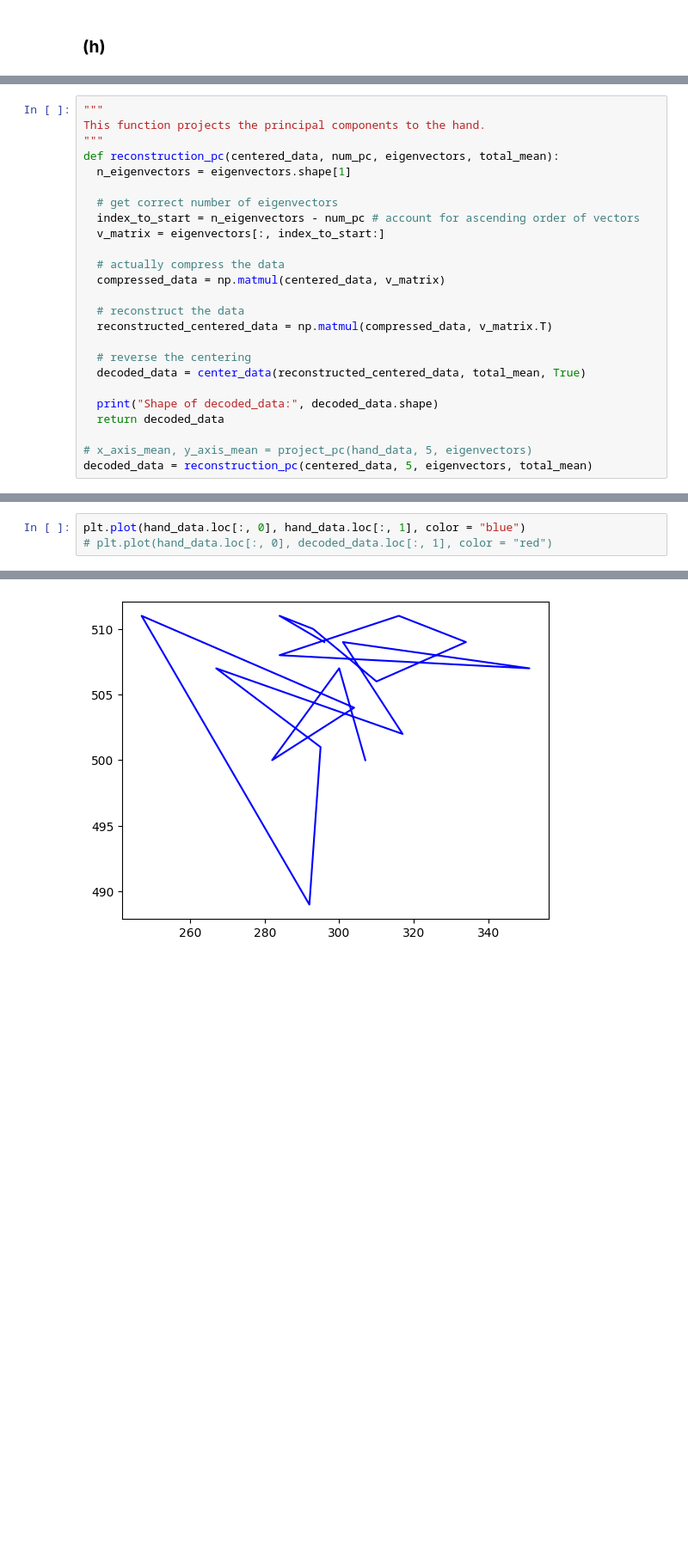
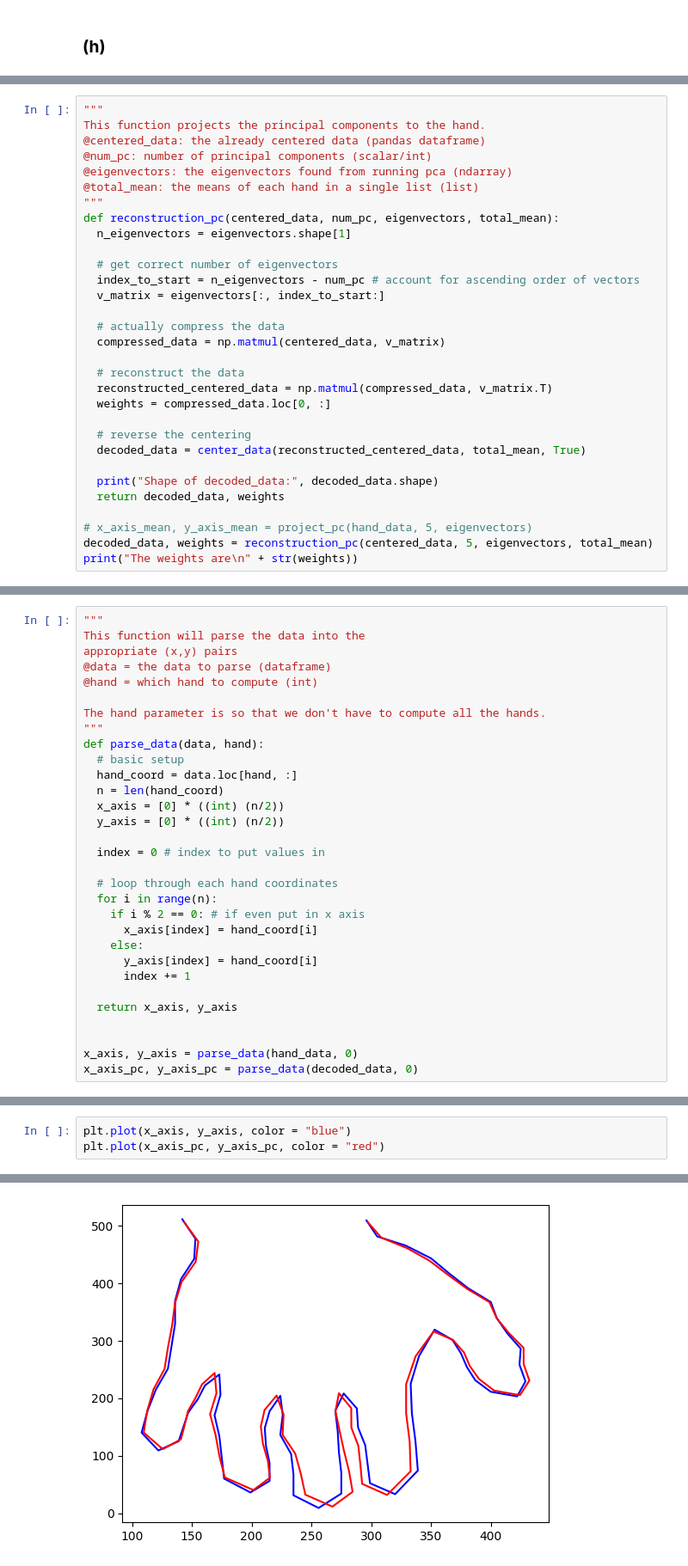
Before and after one commit to Tazering/UVA-CS, a Jupyter notebook: CS-3501_Zhang/PS4/tkj9ep_PS4.ipynb, the cells around one changed output, grey strips where cells are left out. Shown at 86% size. Saved outputs shown, nothing was run; the diff lists cells and outputs as text; blank space fills up the shorter version.

```diff
--- a/CS-3501_Zhang/PS4/tkj9ep_PS4.ipynb
+++ b/CS-3501_Zhang/PS4/tkj9ep_PS4.ipynb
@@ -431,6 +431,10 @@ Name: 0, dtype: float64
 # %%
 """
 This function projects the principal components to the hand.
+@centered_data: the already centered data (pandas dataframe)
+@num_pc: number of principal components (scalar/int)
+@eigenvectors: the eigenvectors found from running pca (ndarray)
+@total_mean: the means of each hand in a single list (list)
 """
 def reconstruction_pc(centered_data, num_pc, eigenvectors, total_mean):
   n_eigenvectors = eigenvectors.shape[1]
@@ -444,14 +448,16 @@ def reconstruction_pc(centered_data, num_pc, eigenvectors, total_mean):
 
   # reconstruct the data
   reconstructed_centered_data = np.matmul(compressed_data, v_matrix.T)
+  weights = compressed_data.loc[0, :]
 
   # reverse the centering
   decoded_data = center_data(reconstructed_centered_data, total_mean, True)
 
   print("Shape of decoded_data:", decoded_data.shape)
-  return decoded_data
+  return decoded_data, weights
 
 # x_axis_mean, y_axis_mean = project_pc(hand_data, 5, eigenvectors)
-decoded_data = reconstruction_pc(centered_data, 5, eigenvectors, total_mean)
+decoded_data, weights = reconstruction_pc(centered_data, 5, eigenvectors, total_mean)
+print("The weights are\n" + str(weights))
 # %% [output]
 Shape of decoded_data: (18, 144)
@@ -458,3 +471,34 @@ Shape of decoded_data: (18, 144)
+# %%
+"""
+This function will parse the data into the
+appropriate (x,y) pairs
+@data = the data to parse (dataframe)
+@hand = which hand to compute (int)
+
+The hand parameter is so that we don't have to compute all the hands.
+"""
+def parse_data(data, hand):
+  # basic setup
+  hand_coord = data.loc[hand, :]
+  n = len(hand_coord)
+  x_axis = [0] * ((int) (n/2))
+  y_axis = [0] * ((int) (n/2))
+
+  index = 0 # index to put values in
+
+  # loop through each hand coordinates
+  for i in range(n):
+    if i % 2 == 0: # if even put in x axis
+      x_axis[index] = hand_coord[i]
+    else:
+      y_axis[index] = hand_coord[i]
+      index += 1
+
+  return x_axis, y_axis
+
+
+x_axis, y_axis = parse_data(hand_data, 0)
+x_axis_pc, y_axis_pc = parse_data(decoded_data, 0)
 # %%
 # Testing purposes
 print("Original Data:", hand_data.loc[:, :1])
@@ -478,8 +522,8 @@ Original Data:       0    1
 16  299.915740  506.095641
 17  301.960876  502.434899
 # %%
-plt.plot(hand_data.loc[:, 0], hand_data.loc[:, 1], color = "blue")
-# plt.plot(hand_data.loc[:, 0], decoded_data.loc[:, 1], color = "red")
+plt.plot(x_axis, y_axis, color = "blue")
+plt.plot(x_axis_pc, y_axis_pc, color = "red")
 # %% [output]
 [<matplotlib.lines.Line2D at 0x...>]
-[figure, old version]
+[figure, new version]
```
Also changed, not shown: parts of 2 cells of this notebook.
